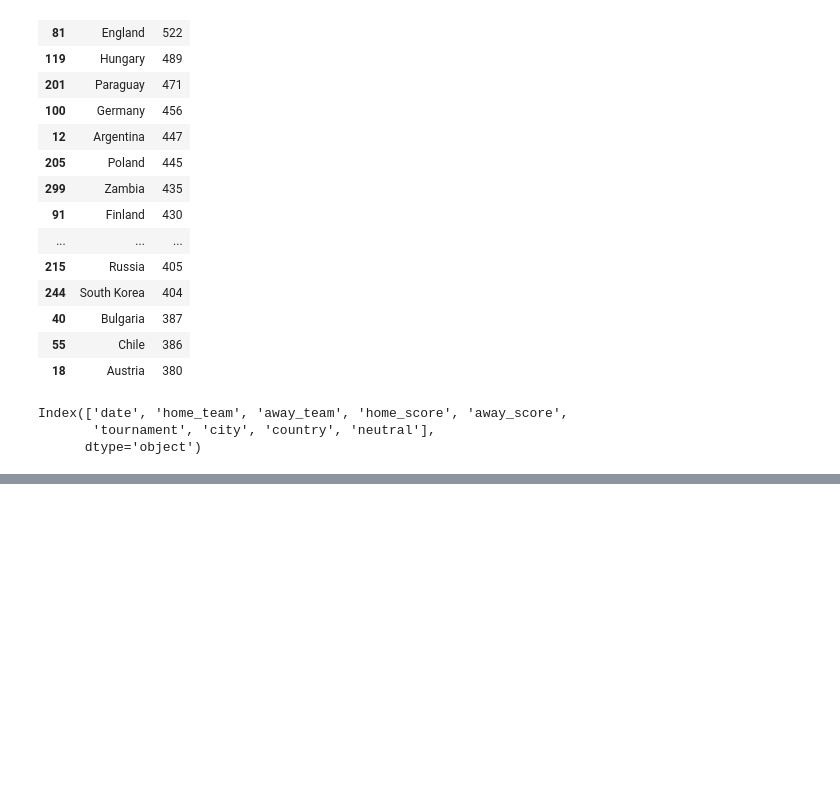
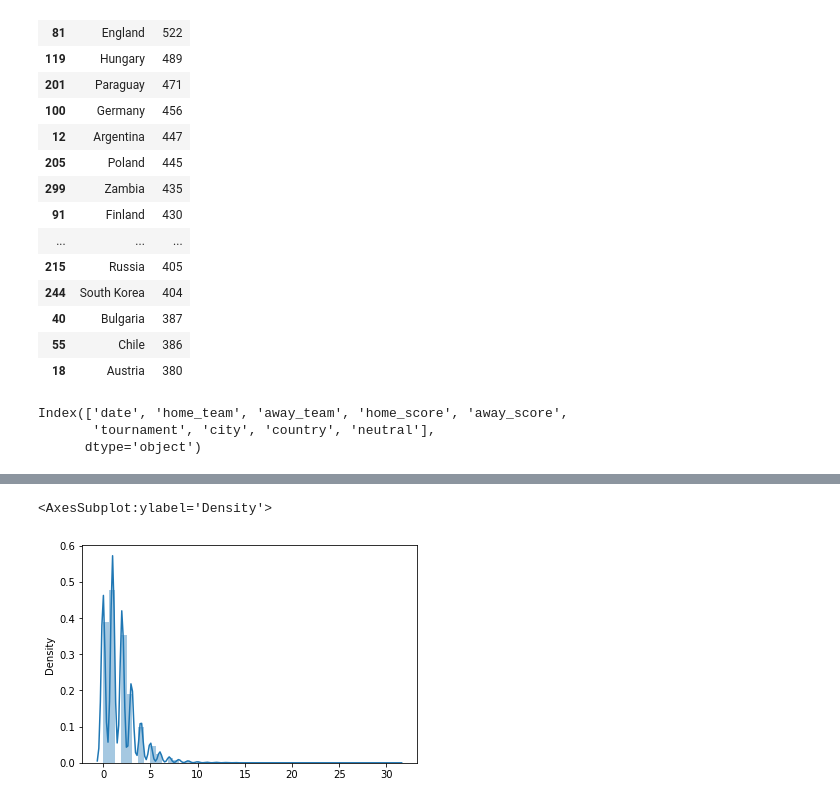
Before and after one commit to Omaraitbenhaddi/ODC-World-Cup-2022-Predictions, a Jupyter notebook: notebooks/data_exploration.ipynb, the cells around one changed output, grey strips where cells are left out. Saved outputs shown, nothing was run; the diff lists cells and outputs as text; code cells hidden in the pictures; blank space fills up the shorter version.

```diff
--- a/notebooks/data_exploration.ipynb
+++ b/notebooks/data_exploration.ipynb
@@ -124,0 +155,5 @@ import seaborn as sns
+# %%
+sns.distplot(x=df['home_score'])
+# %% [output]
+<AxesSubplot:ylabel='Density'>
+[figure, added]
```
Also changed, not shown: parts of 15 cells of this notebook.
